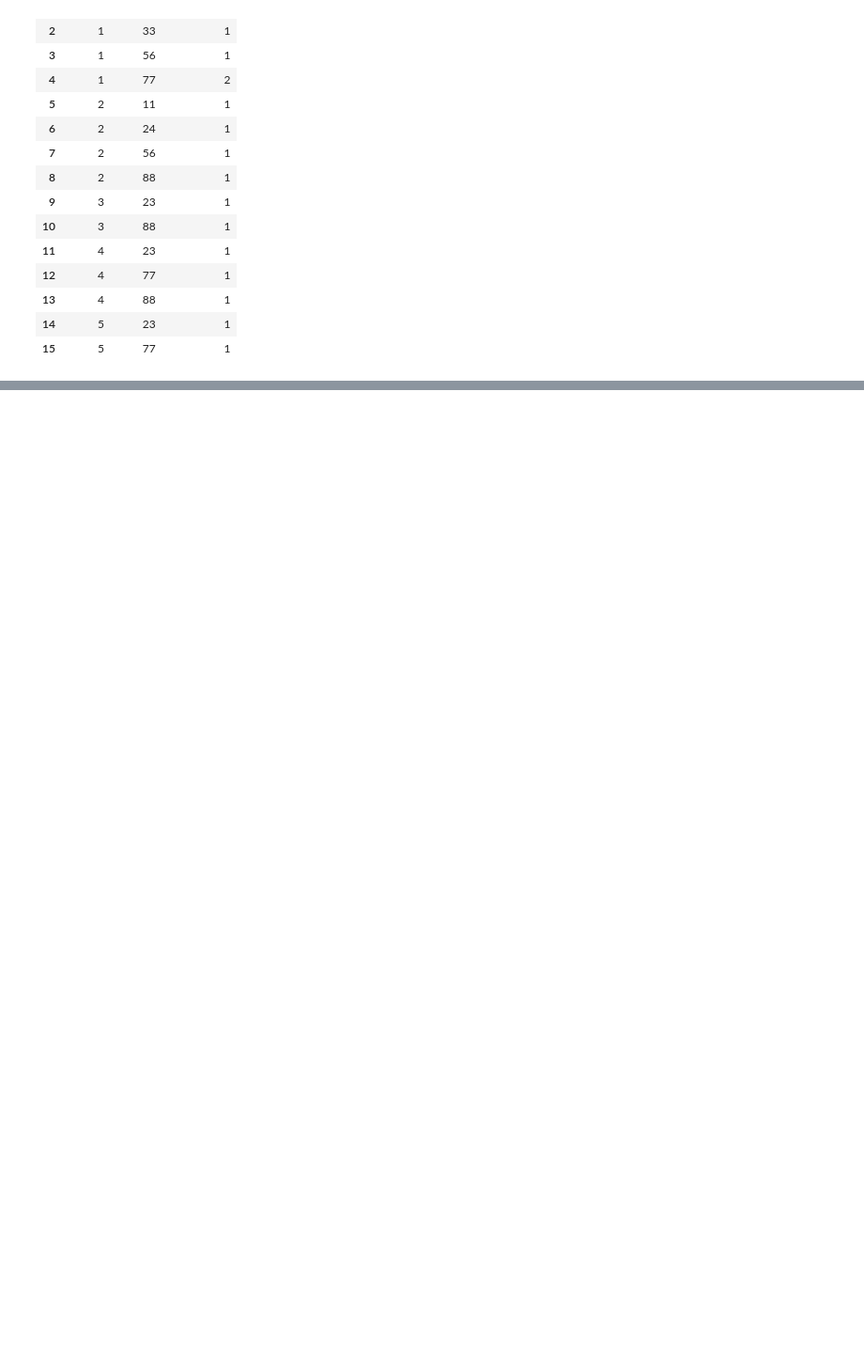
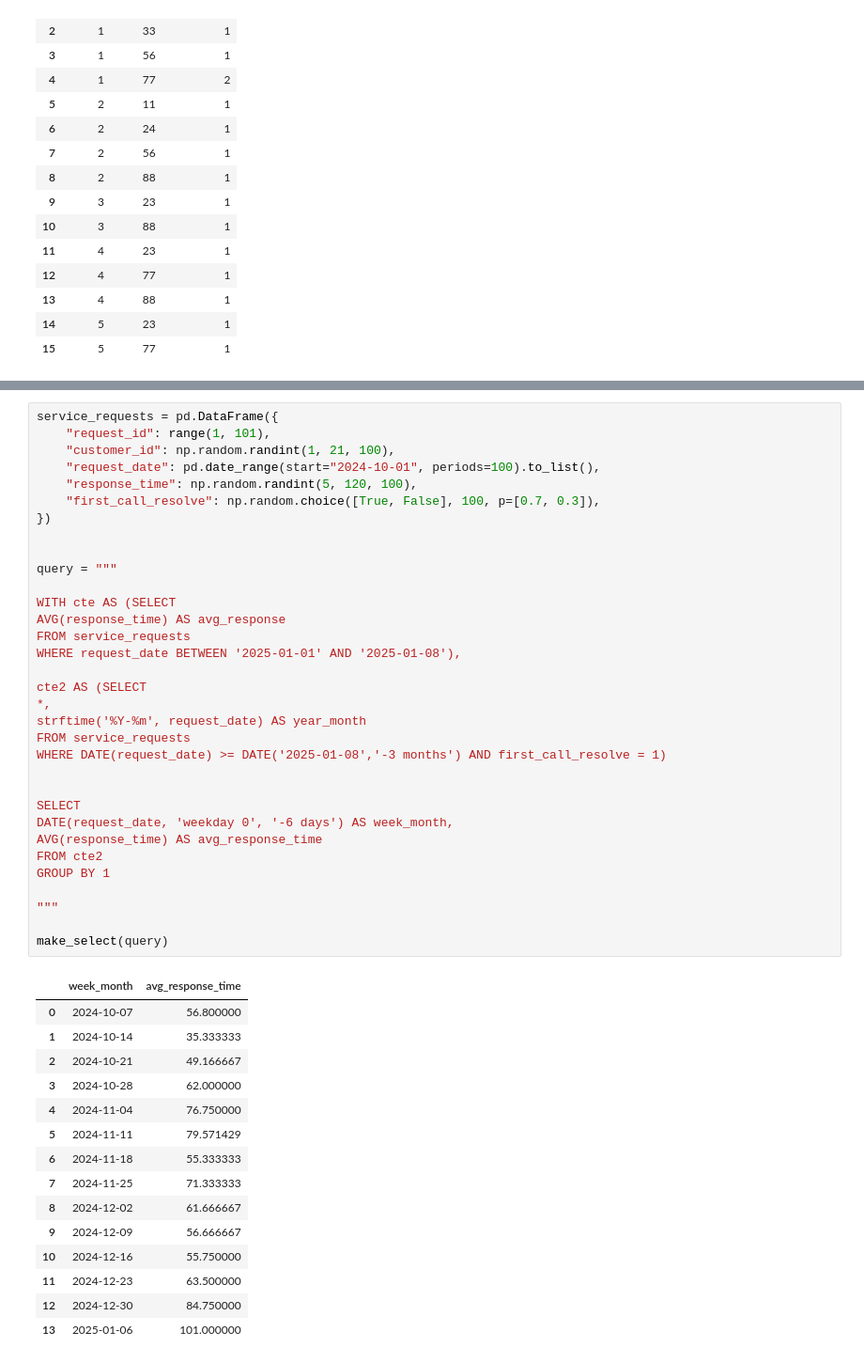
Before and after one commit to baxt1or/leetcode_database_problems, a Jupyter notebook: leetcode_sql_premium.ipynb, the cells around one changed output, grey strips where cells are left out. Shown at 94% size. Drawn from its saved outputs; the diff is of its cells as text; blank space fills up the shorter version.

```diff
--- a/leetcode_sql_premium.ipynb
+++ b/leetcode_sql_premium.ipynb
@@ -9856,0 +11354,49 @@ make_select(query)
+# %%
+service_requests = pd.DataFrame({
+    "request_id": range(1, 101),
+    "customer_id": np.random.randint(1, 21, 100),
+    "request_date": pd.date_range(start="2024-10-01", periods=100).to_list(),
+    "response_time": np.random.randint(5, 120, 100),
+    "first_call_resolve": np.random.choice([True, False], 100, p=[0.7, 0.3]),
+})
+
+
+query = """
+
+WITH cte AS (SELECT
+AVG(response_time) AS avg_response
+FROM service_requests
+WHERE request_date BETWEEN '2025-01-01' AND '2025-01-08'),
+
+cte2 AS (SELECT
+*,
+strftime('%Y-%m', request_date) AS year_month
+FROM service_requests
+WHERE DATE(request_date) >= DATE('2025-01-08','-3 months') AND first_call_resolve = 1)
+
+
+SELECT
+DATE(request_date, 'weekday 0', '-6 days') AS week_month,
+AVG(response_time) AS avg_response_time
+FROM cte2
+GROUP BY 1
+
+"""
+
+make_select(query)
+# %% [output]
+|  | week_month | avg_response_time |
+| 0 | 2024-10-07 | 56.800000 |
+| 1 | 2024-10-14 | 35.333333 |
+| 2 | 2024-10-21 | 49.166667 |
+| 3 | 2024-10-28 | 62.000000 |
+| 4 | 2024-11-04 | 76.750000 |
+| 5 | 2024-11-11 | 79.571429 |
+| 6 | 2024-11-18 | 55.333333 |
+| 7 | 2024-11-25 | 71.333333 |
+| 8 | 2024-12-02 | 61.666667 |
+| 9 | 2024-12-09 | 56.666667 |
+| 10 | 2024-12-16 | 55.750000 |
+| 11 | 2024-12-23 | 63.500000 |
+| 12 | 2024-12-30 | 84.750000 |
+| 13 | 2025-01-06 | 101.000000 |
```
Also changed, not shown: parts of 78 cells of this notebook.
